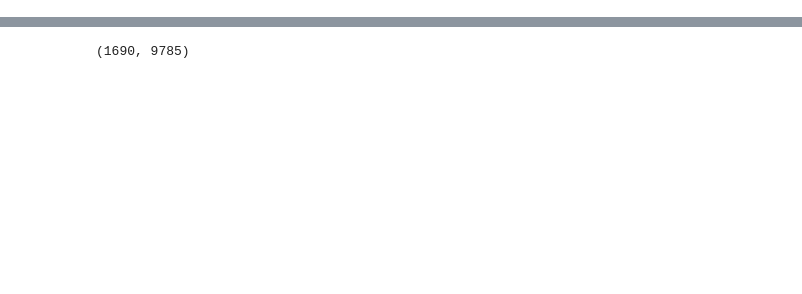
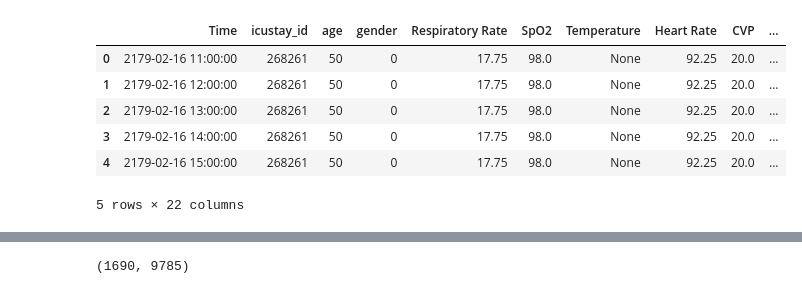
Before and after one commit to MaxPoon/Evidence-Based-Lab-Test-Critical-Value-Discovery-for-ICU-Patients, a Jupyter notebook: codes/Demo.ipynb, the cells around one changed output, grey strips where cells are left out. Drawn from its saved outputs; the diff is of its cells as text; code cells hidden in the pictures; blank space fills up the shorter version.

```diff
--- a/codes/Demo.ipynb
+++ b/codes/Demo.ipynb
@@ -22,3 +22,12 @@ stays.head()
 | 4 | 165312 | 238023 | 1 | 2107-05-16 00:00:00 | 2152-09-21 22:48:50 | 2152-10-20 15:19:31 | NaN | 28.6880 | 45 |
 # %%
 ts = getICUStayTimeSeries(stays.iloc[38])
+ts.head()
+# %% [output]
+|  | Time | icustay_id | age | gender | Respiratory Rate | SpO2 | Temperature | Heart Rate | CVP | ... |
+| 0 | 2179-02-16 11:00:00 | 268261 | 50 | 0 | 17.75 | 98.0 | None | 92.25 | 20.0 | ... |
+| 1 | 2179-02-16 12:00:00 | 268261 | 50 | 0 | 17.75 | 98.0 | None | 92.25 | 20.0 | ... |
+| 2 | 2179-02-16 13:00:00 | 268261 | 50 | 0 | 17.75 | 98.0 | None | 92.25 | 20.0 | ... |
+| 3 | 2179-02-16 14:00:00 | 268261 | 50 | 0 | 17.75 | 98.0 | None | 92.25 | 20.0 | ... |
+| 4 | 2179-02-16 15:00:00 | 268261 | 50 | 0 | 17.75 | 98.0 | None | 92.25 | 20.0 | ... |
+5 rows × 22 columns
```
Also changed, not shown: parts of 11 cells of this notebook.
